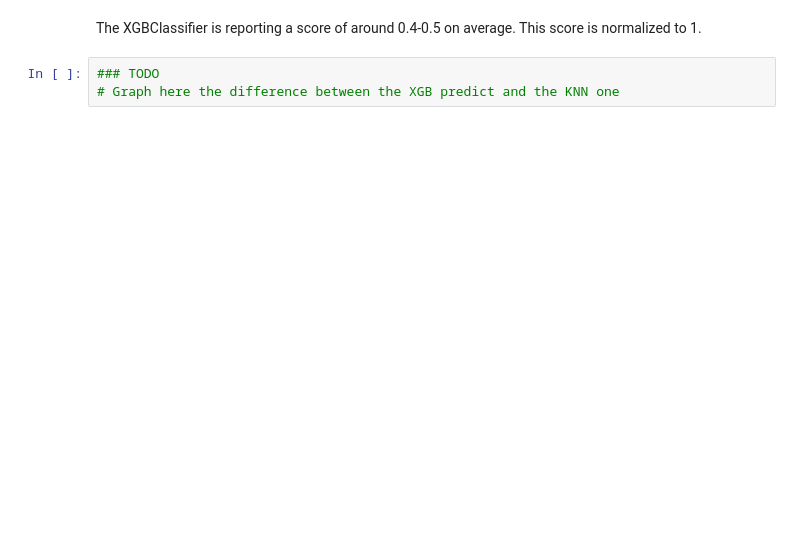
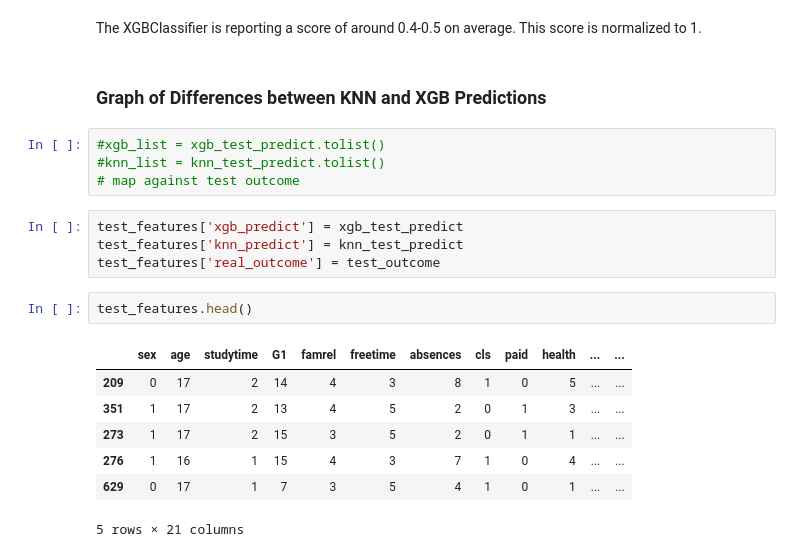
Before and after one commit to jamesbmc/370-final-project, a Jupyter notebook: ml.ipynb, the cells around one changed output. Cells and saved outputs as stored; diff of their text form; blank space fills up the shorter version.

```diff
--- a/ml.ipynb
+++ b/ml.ipynb
@@ -380,5 +347,23 @@ accuracy_score(xgb_test_predict, test_outcome, normalize=True)
 # %% [markdown]
 The XGBClassifier is reporting a score of around 0.4-0.5 on average. This score is normalized to 1.
-# %%
-### TODO
-# Graph here the difference between the XGB predict and the KNN one
+# %% [markdown]
+
+### Graph of Differences between KNN and XGB Predictions
+# %%
+#xgb_list = xgb_test_predict.tolist()
+#knn_list = knn_test_predict.tolist()
+# map against test outcome
+# %%
+test_features['xgb_predict'] = xgb_test_predict
+test_features['knn_predict'] = knn_test_predict
+test_features['real_outcome'] = test_outcome
+# %%
+test_features.head()
+# %% [output]
+|  | sex | age | studytime | G1 | famrel | freetime | absences | cls | paid | health | ... | ... |
+| 209 | 0 | 17 | 2 | 14 | 4 | 3 | 8 | 1 | 0 | 5 | ... | ... |
+| 351 | 1 | 17 | 2 | 13 | 4 | 5 | 2 | 0 | 1 | 3 | ... | ... |
+| 273 | 1 | 17 | 2 | 15 | 3 | 5 | 2 | 0 | 1 | 1 | ... | ... |
+| 276 | 1 | 16 | 1 | 15 | 4 | 3 | 7 | 1 | 0 | 4 | ... | ... |
+| 629 | 0 | 17 | 1 | 7 | 3 | 5 | 4 | 1 | 0 | 1 | ... | ... |
+5 rows × 21 columns
```
Also changed, not shown: parts of 29 cells of this notebook.
